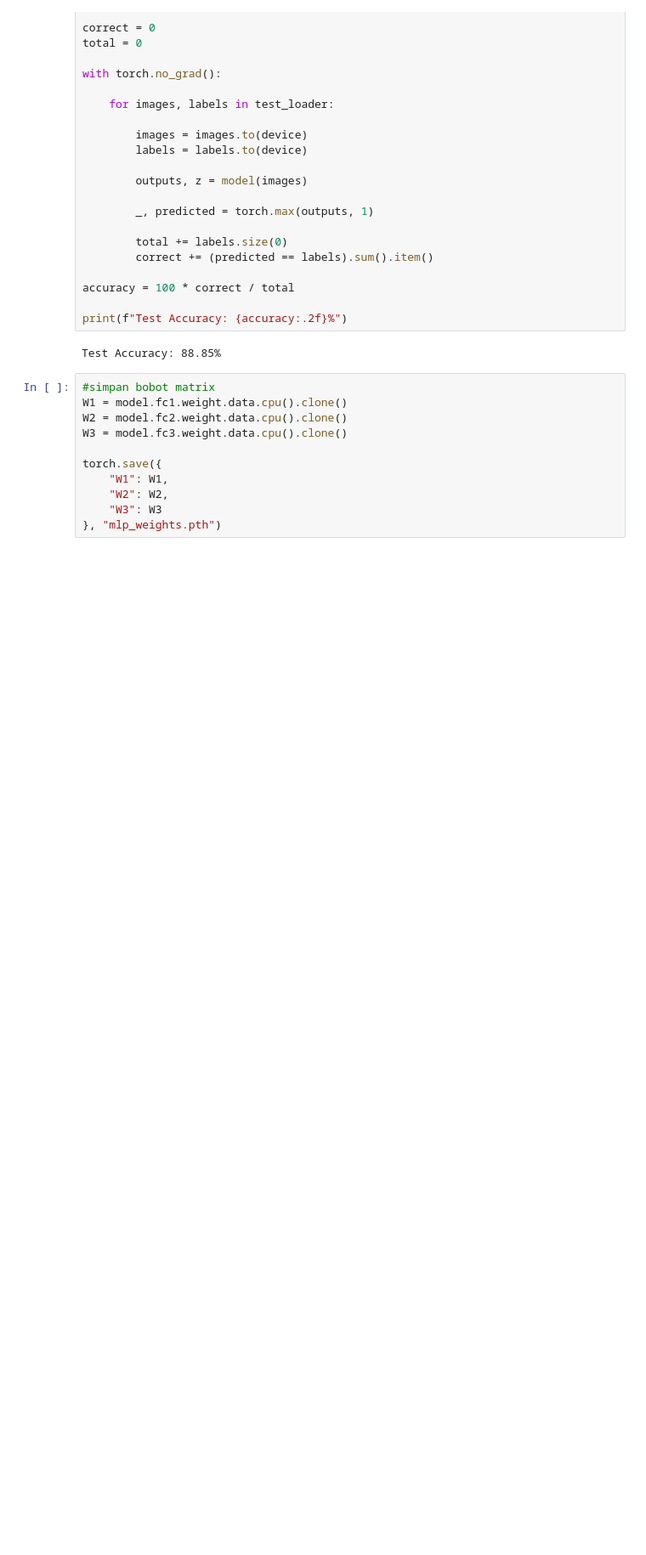
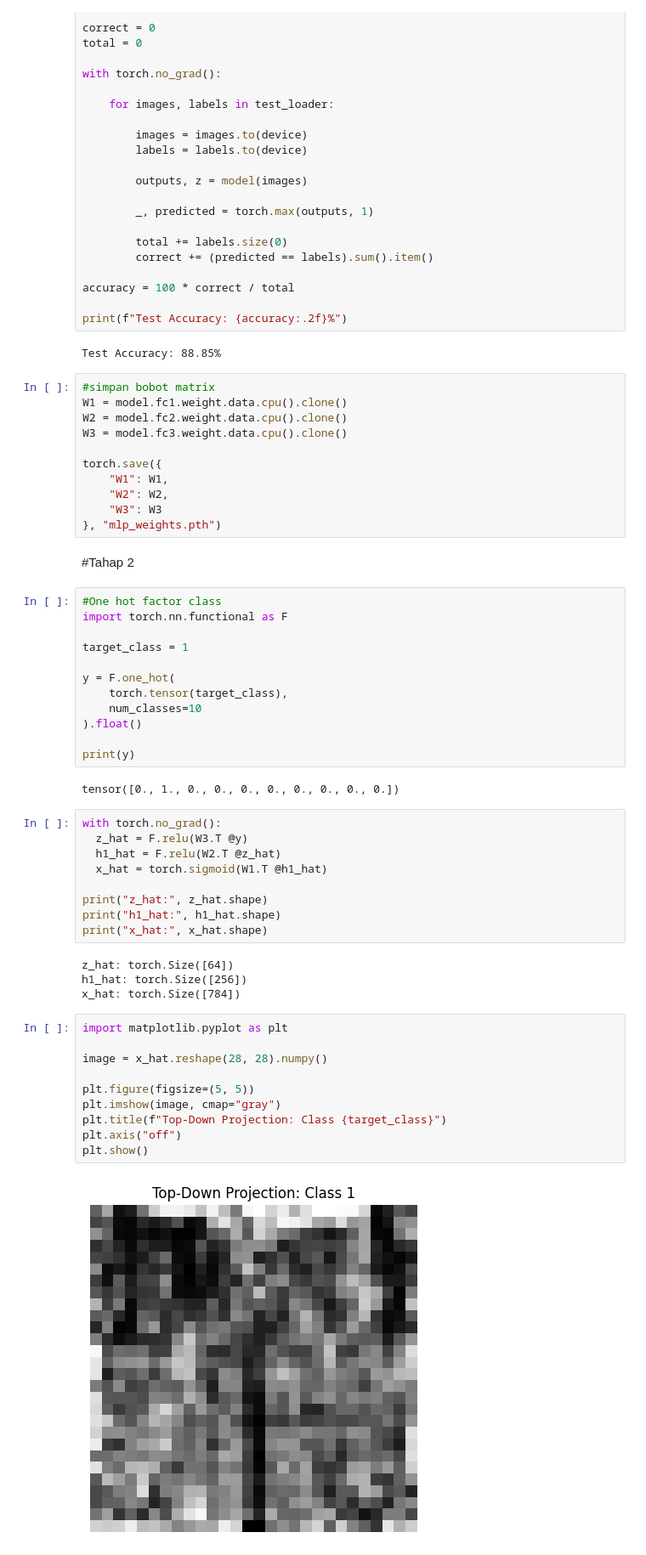
Before and after one commit to aong2hehms/DL_Session7, a Jupyter notebook: Tugas_DL.ipynb, the cells around one changed output. Shown at 85% size. Saved outputs shown, nothing was run; the diff lists cells and outputs as text; blank space fills up the shorter version.

Commit message:
Tahap 2

```diff
--- a/Tugas_DL.ipynb
+++ b/Tugas_DL.ipynb
@@ -154,3 +154,44 @@ torch.save({
     "W2": W2,
     "W3": W3
 }, "mlp_weights.pth")
+# %% [markdown]
+#Tahap 2
+# %%
+#One hot factor class
+import torch.nn.functional as F
+
+target_class = 1
+
+y = F.one_hot(
+    torch.tensor(target_class),
+    num_classes=10
+).float()
+
+print(y)
+# %% [output]
+tensor([0., 1., 0., 0., 0., 0., 0., 0., 0., 0.])
+# %%
+with torch.no_grad():
+  z_hat = F.relu(W3.T @y)
+  h1_hat = F.relu(W2.T @z_hat)
+  x_hat = torch.sigmoid(W1.T @h1_hat)
+
+print("z_hat:", z_hat.shape)
+print("h1_hat:", h1_hat.shape)
+print("x_hat:", x_hat.shape)
+# %% [output]
+z_hat: torch.Size([64])
+h1_hat: torch.Size([256])
+x_hat: torch.Size([784])
+# %%
+import matplotlib.pyplot as plt
+
+image = x_hat.reshape(28, 28).numpy()
+
+plt.figure(figsize=(5, 5))
+plt.imshow(image, cmap="gray")
+plt.title(f"Top-Down Projection: Class {target_class}")
+plt.axis("off")
+plt.show()
+# %% [output]
+[figure, added]
```
